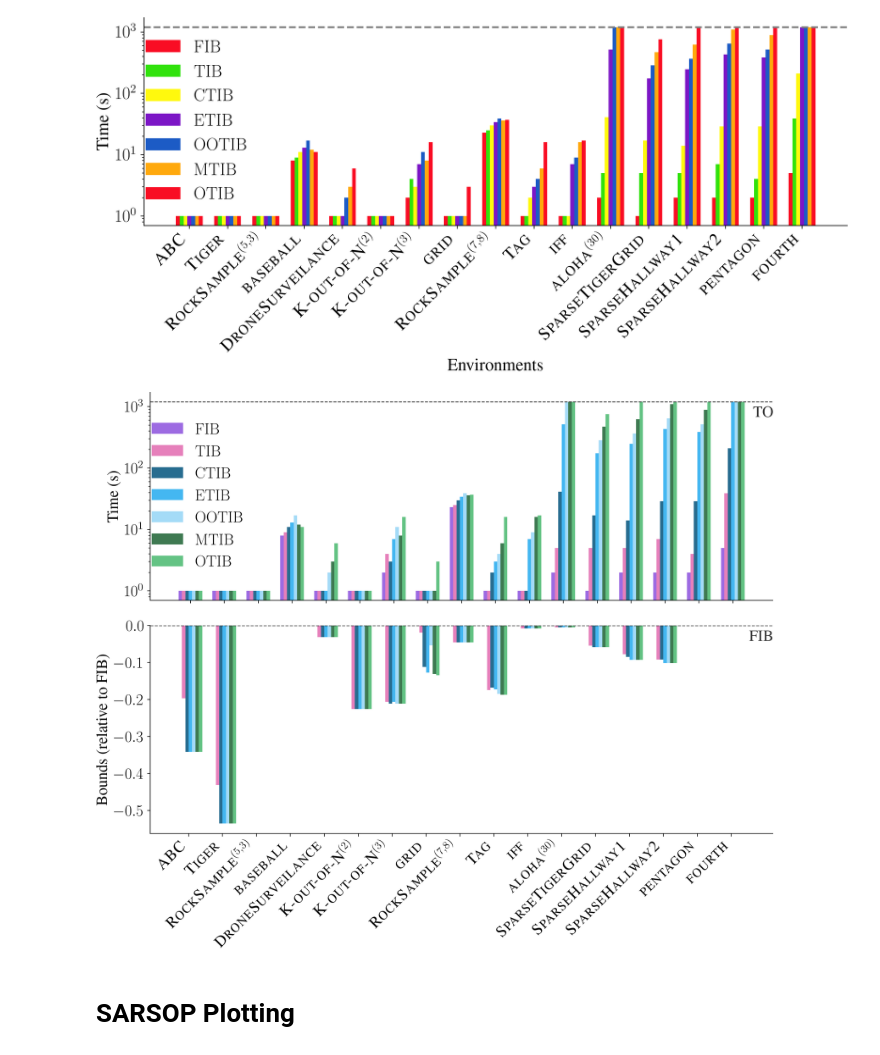
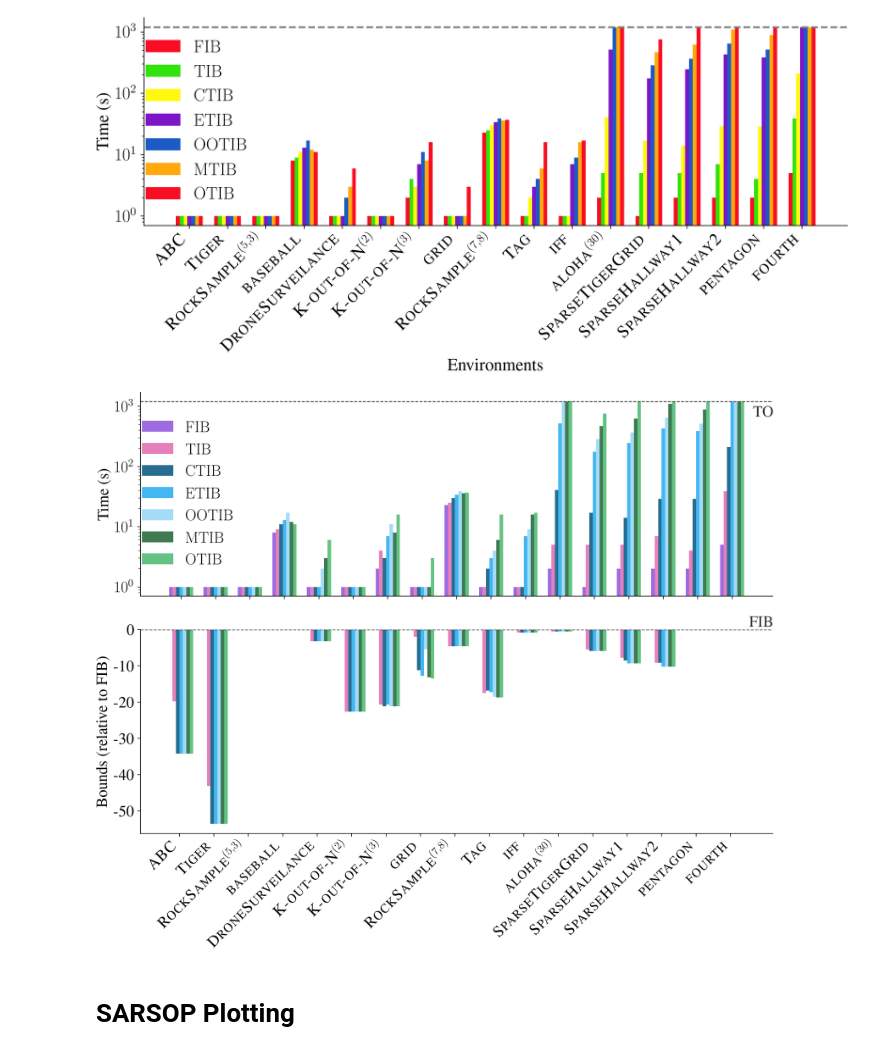
Before and after one commit to MKrale/TighterInformedBound.jl, a Jupyter notebook: Plotting.ipynb, the cells around one changed output. Cells and saved outputs as stored; diff of their text form; code cells hidden in the pictures.

Commit message:
Plotting changes

```diff
--- a/Plotting.ipynb
+++ b/Plotting.ipynb
@@ -675,7 +675,7 @@ for heur_idx in range(len(filtered_numeric_bounds)):
         lb = numeric_bounds[0][env_idx]
         heur_val = filtered_numeric_bounds[heur_idx][env_idx]
         if fib_val != 0:
-            rel_decrease = (heur_val - fib_val) / abs(fib_val)
+            rel_decrease = (heur_val - fib_val) / abs(fib_val) * 100
             scaled_heur.append(rel_decrease)
         else:
             scaled_heur.append(0)
@@ -774,35 +774,37 @@ for i, (heur, heur_nums) in enumerate(zip(filtered_heuristic_names, scaled_numer
 
 # ax1.set_xlabel('Environments')
 ax1.set_ylabel('Bounds (relative to FIB)')
+from matplotlib.ticker import FuncFormatter
+ax1.yaxis.set_major_formatter(FuncFormatter(lambda y, _: r'{} \%'.format(y)))
 ax1.set_xticks(x + width * (len(filtered_heuristic_names) - 2) / 2)
 ax1.set_xticklabels(env_names, rotation=45, ha='right')
 # ax1.invert_yaxis()
 ax1.axhline(y=0, linestyle='--', color='#323232', linewidth=1)
 ax1.text(17.5, -0.05, 'FIB', ha='right', va='bottom',color='#323232')
 # ax1.legend()
 # ax1.set_title('Upper Bound Improvements over FIB')
 
 # Bottom plot: Times
 for i, (heur, heur_nums) in enumerate(zip(filtered_heuristic_names, scaled_numeric_times)):
     ax2.bar(x + i * width, heur_nums, width, label=heur, color=colours[i % len(colours)])
 
 # ax2.set_xlabel('Environments')
 ax2.set_ylabel('Time (s)')
 ax2.set_xticks(x + width * (len(filtered_heuristic_names) - 1) / 2)
 # ax2.set_xticklabels(env_names, rotation=45, ha='right')
 ax2.set_xticklabels([])
 ax2.legend()
 # ax2.invert_yaxis()
 ax2.set_yscale('log')
 ax2.axhline(y=1200, linestyle='--', color='#323232', linewidth=1)
 ax2.text(17.5, 600, 'TO', ha='right', va='bottom',color='#323232')
 # ax2.set_title('Computation Times')
 
 plt.tight_layout()
 plt.savefig("Data/Figures/Bounds_combined.pdf")
 plt.show()
 # %% [output]
-[figure, old version]
+[figure, new version]
 # %% [markdown]
 # SARSOP Plotting
 # %%
```
Also changed, not shown: parts of 1 cell of this notebook, 5 other files.
